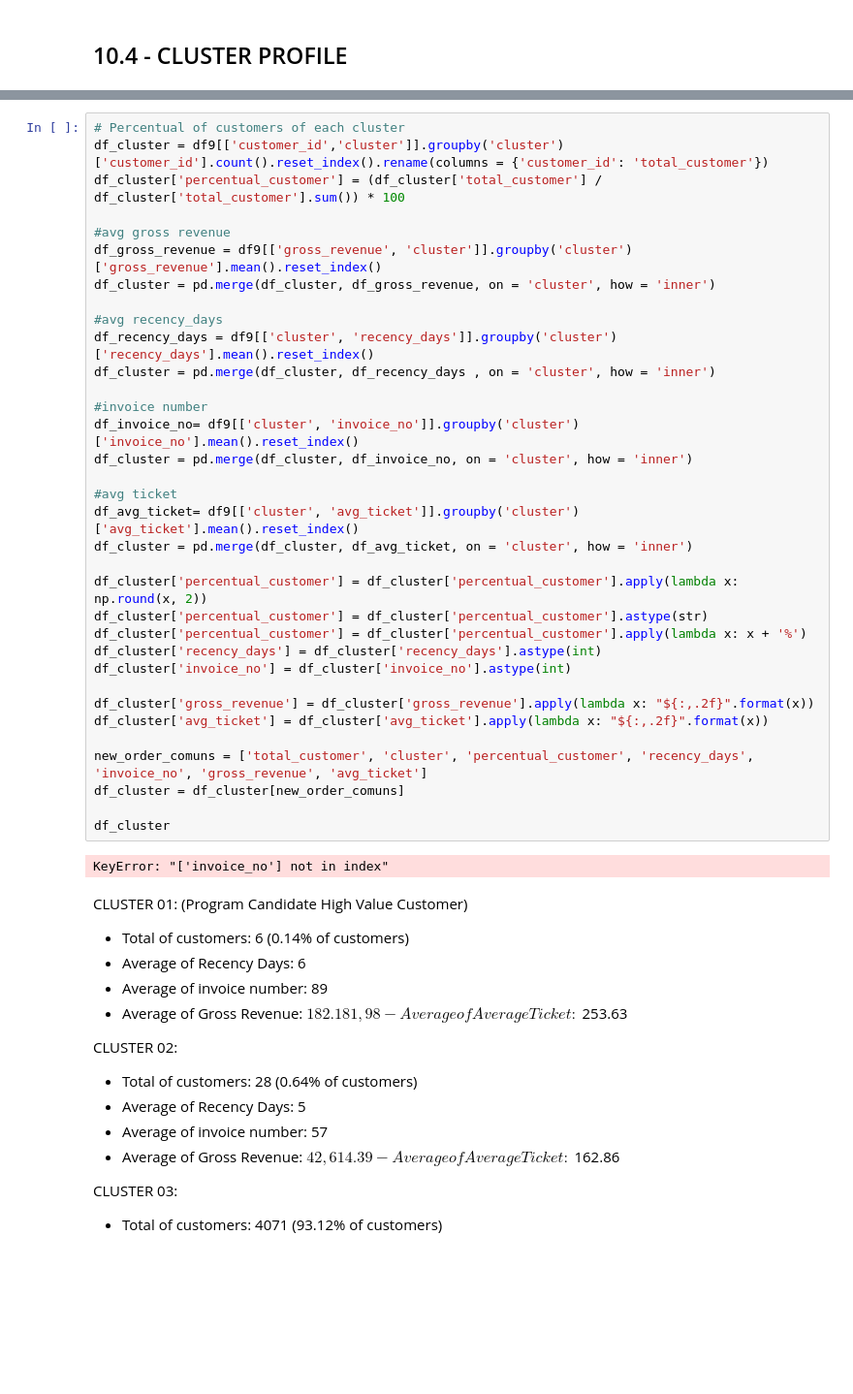
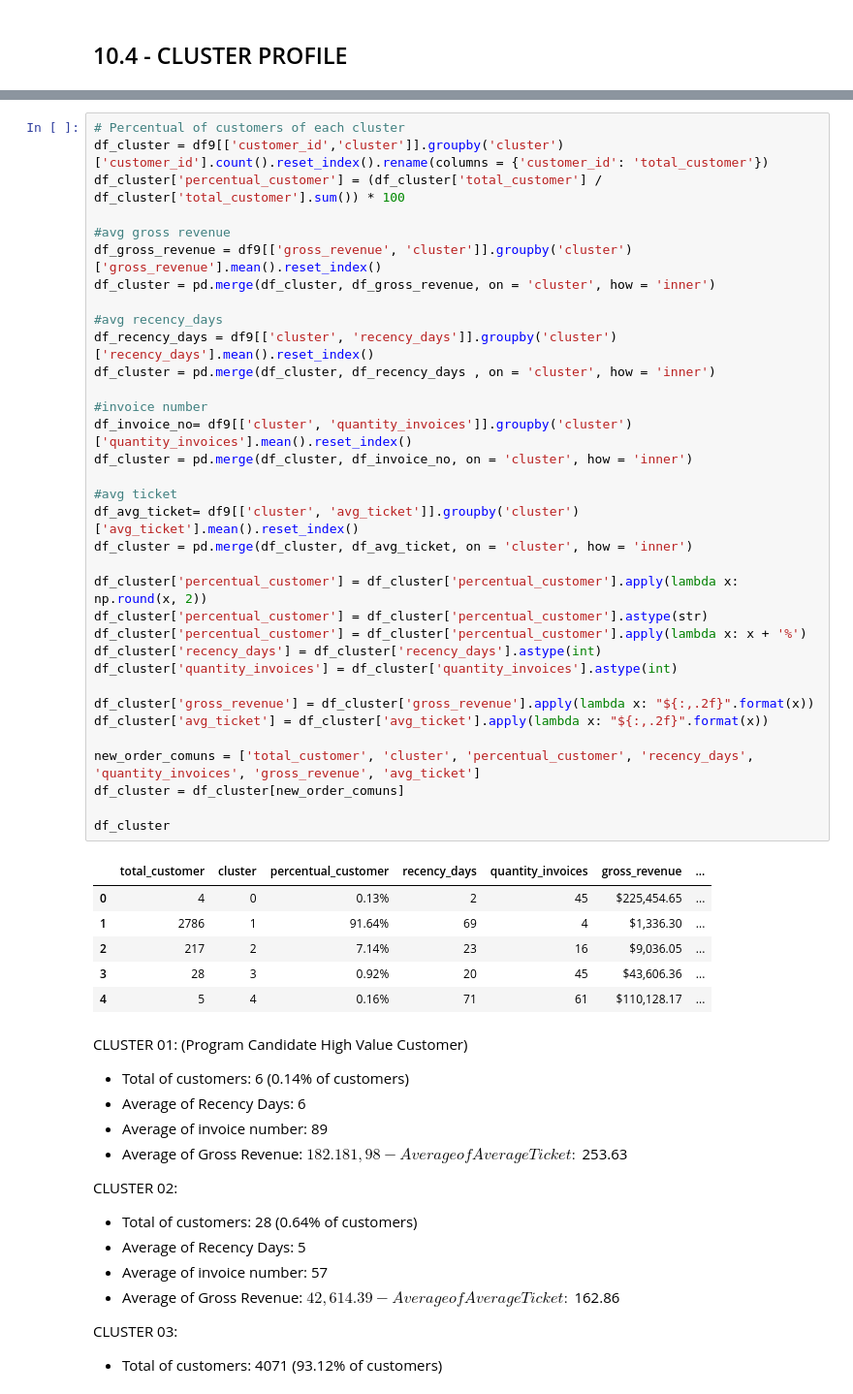
Before and after one commit to erickvieiras/customer_loyalty_program, a Jupyter notebook: notebook/clustering_v4.0.ipynb, the cells around one changed output, grey strips where cells are left out. Shown at 97% size. Drawn from its saved outputs; the diff is of its cells as text; blank space fills up the shorter version.

```diff
--- a/notebook/clustering_v4.0.ipynb
+++ b/notebook/clustering_v4.0.ipynb
@@ -1074,37 +1074,42 @@ df9.sample(5)
 df_cluster = df9[['customer_id','cluster']].groupby('cluster')['customer_id'].count().reset_index().rename(columns = {'customer_id': 'total_customer'})
 df_cluster['percentual_customer'] = (df_cluster['total_customer'] / df_cluster['total_customer'].sum()) * 100
 
 #avg gross revenue
 df_gross_revenue = df9[['gross_revenue', 'cluster']].groupby('cluster')['gross_revenue'].mean().reset_index()
 df_cluster = pd.merge(df_cluster, df_gross_revenue, on = 'cluster', how = 'inner')
 
 #avg recency_days
 df_recency_days = df9[['cluster', 'recency_days']].groupby('cluster')['recency_days'].mean().reset_index()
 df_cluster = pd.merge(df_cluster, df_recency_days , on = 'cluster', how = 'inner')
 
 #invoice number
-df_invoice_no= df9[['cluster', 'invoice_no']].groupby('cluster')['invoice_no'].mean().reset_index()
+df_invoice_no= df9[['cluster', 'quantity_invoices']].groupby('cluster')['quantity_invoices'].mean().reset_index()
 df_cluster = pd.merge(df_cluster, df_invoice_no, on = 'cluster', how = 'inner')
 
 #avg ticket
 df_avg_ticket= df9[['cluster', 'avg_ticket']].groupby('cluster')['avg_ticket'].mean().reset_index()
 df_cluster = pd.merge(df_cluster, df_avg_ticket, on = 'cluster', how = 'inner')
 
 df_cluster['percentual_customer'] = df_cluster['percentual_customer'].apply(lambda x: np.round(x, 2))
 df_cluster['percentual_customer'] = df_cluster['percentual_customer'].astype(str)
 df_cluster['percentual_customer'] = df_cluster['percentual_customer'].apply(lambda x: x + '%')
 df_cluster['recency_days'] = df_cluster['recency_days'].astype(int)
-df_cluster['invoice_no'] = df_cluster['invoice_no'].astype(int)
+df_cluster['quantity_invoices'] = df_cluster['quantity_invoices'].astype(int)
 
 df_cluster['gross_revenue'] = df_cluster['gross_revenue'].apply(lambda x: "${:,.2f}".format(x))
 df_cluster['avg_ticket'] = df_cluster['avg_ticket'].apply(lambda x: "${:,.2f}".format(x))
 
-new_order_comuns = ['total_customer', 'cluster', 'percentual_customer', 'recency_days', 'invoice_no', 'gross_revenue', 'avg_ticket']
+new_order_comuns = ['total_customer', 'cluster', 'percentual_customer', 'recency_days', 'quantity_invoices', 'gross_revenue', 'avg_ticket']
 df_cluster = df_cluster[new_order_comuns]
 
 df_cluster
 # %% [output]
-KeyError: "['invoice_no'] not in index"
+|  | total_customer | cluster | percentual_customer | recency_days | quantity_invoices | gross_revenue | ... |
+| 0 | 4 | 0 | 0.13% | 2 | 45 | $225,454.65 | ... |
+| 1 | 2786 | 1 | 91.64% | 69 | 4 | $1,336.30 | ... |
+| 2 | 217 | 2 | 7.14% | 23 | 16 | $9,036.05 | ... |
+| 3 | 28 | 3 | 0.92% | 20 | 45 | $43,606.36 | ... |
+| 4 | 5 | 4 | 0.16% | 71 | 61 | $110,128.17 | ... |
 # %% [markdown]
 CLUSTER 01: (Program Candidate High Value Customer)
  - Total of customers: 6 (0.14% of customers)
```
Also changed, not shown: parts of 5 cells of this notebook.
